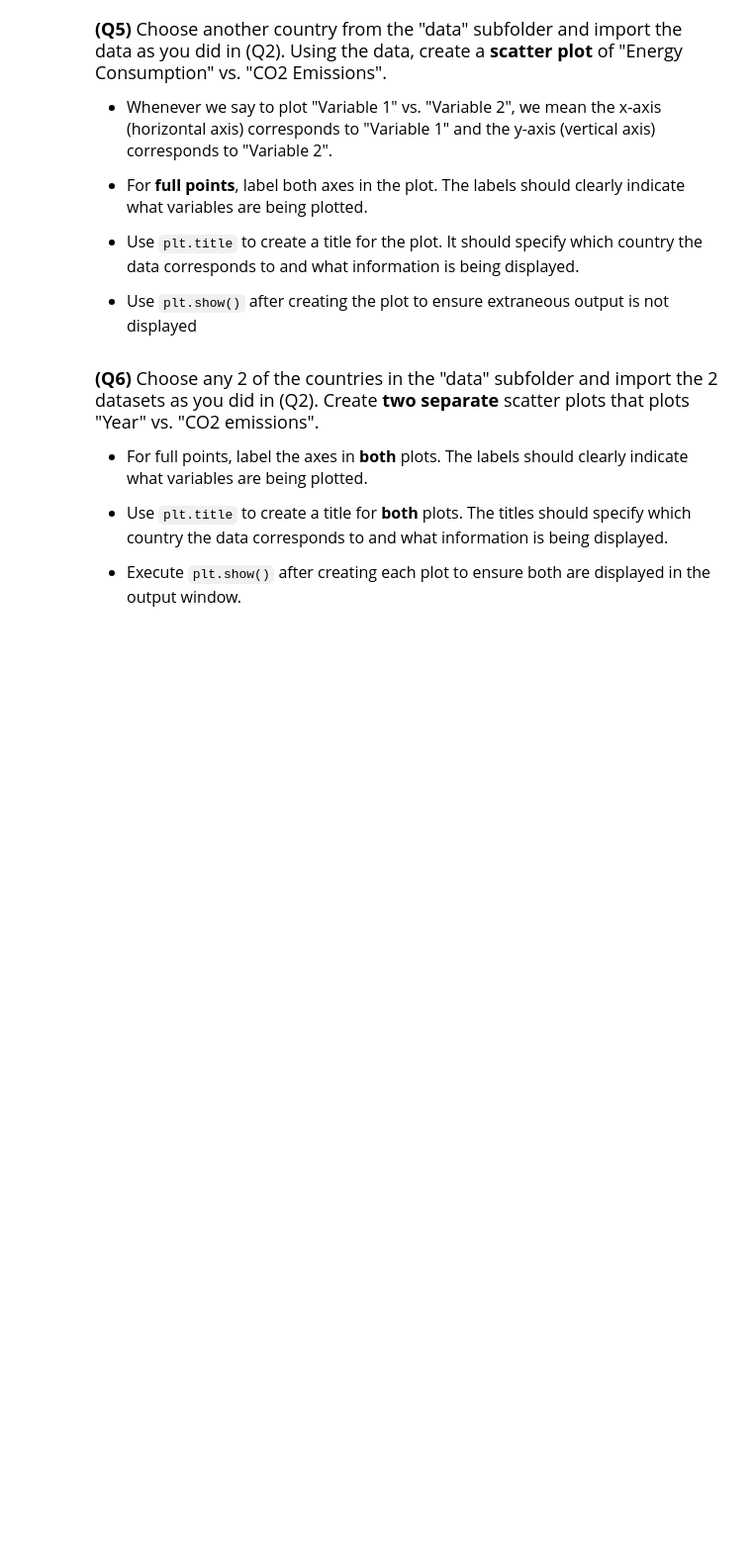
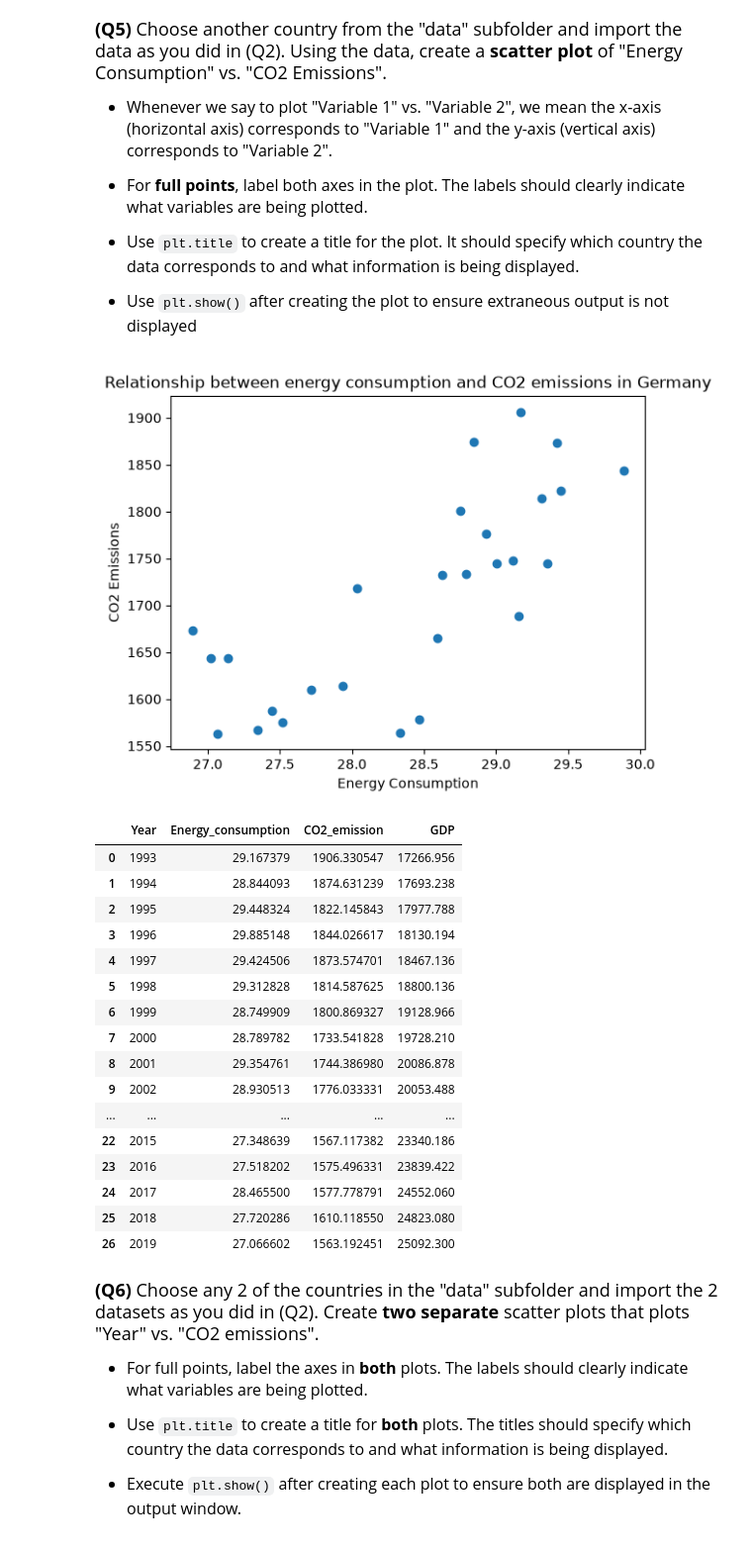
Before and after one commit to zbcollege27-blip/datasci151fall2026, a Jupyter notebook: _assignments/assignment_2/Assignment2.ipynb, the cells around one changed output. Shown at 99% size. Saved outputs shown, nothing was run; the diff lists cells and outputs as text; code cells hidden in the pictures; blank space fills up the shorter version.

```diff
--- a/_assignments/assignment_2/Assignment2.ipynb
+++ b/_assignments/assignment_2/Assignment2.ipynb
@@ -102,3 +149,31 @@ us_emissions["CO2_emission"].describe()
+# %%
+# Write your answer
+ger_emissions = pd.read_csv('data/germany_emission.csv')
+plt.scatter(x = ger_emissions['Energy_consumption'], y = ger_emissions['CO2_emission'])
+plt.xlabel("Energy Consumption")
+plt.ylabel("CO2 Emissions")
+plt.title("Relationship between energy consumption and CO2 emissions in Germany")
+plt.show()
+display(ger_emissions) # used to compare with the chart.
+# %% [output]
+[figure, added]
+|  | Year | Energy_consumption | CO2_emission | GDP |
+| 0 | 1993 | 29.167379 | 1906.330547 | 17266.956 |
+| 1 | 1994 | 28.844093 | 1874.631239 | 17693.238 |
+| 2 | 1995 | 29.448324 | 1822.145843 | 17977.788 |
+| 3 | 1996 | 29.885148 | 1844.026617 | 18130.194 |
+| 4 | 1997 | 29.424506 | 1873.574701 | 18467.136 |
+| 5 | 1998 | 29.312828 | 1814.587625 | 18800.136 |
+| 6 | 1999 | 28.749909 | 1800.869327 | 19128.966 |
+| 7 | 2000 | 28.789782 | 1733.541828 | 19728.210 |
+| 8 | 2001 | 29.354761 | 1744.386980 | 20086.878 |
+| 9 | 2002 | 28.930513 | 1776.033331 | 20053.488 |
+| ... | ... | ... | ... | ... |
+| 22 | 2015 | 27.348639 | 1567.117382 | 23340.186 |
+| 23 | 2016 | 27.518202 | 1575.496331 | 23839.422 |
+| 24 | 2017 | 28.465500 | 1577.778791 | 24552.060 |
+| 25 | 2018 | 27.720286 | 1610.118550 | 24823.080 |
+| 26 | 2019 | 27.066602 | 1563.192451 | 25092.300 |
 # %% [markdown]
 <font size = "4">
 
```
Also changed, not shown: parts of 10 cells of this notebook.
